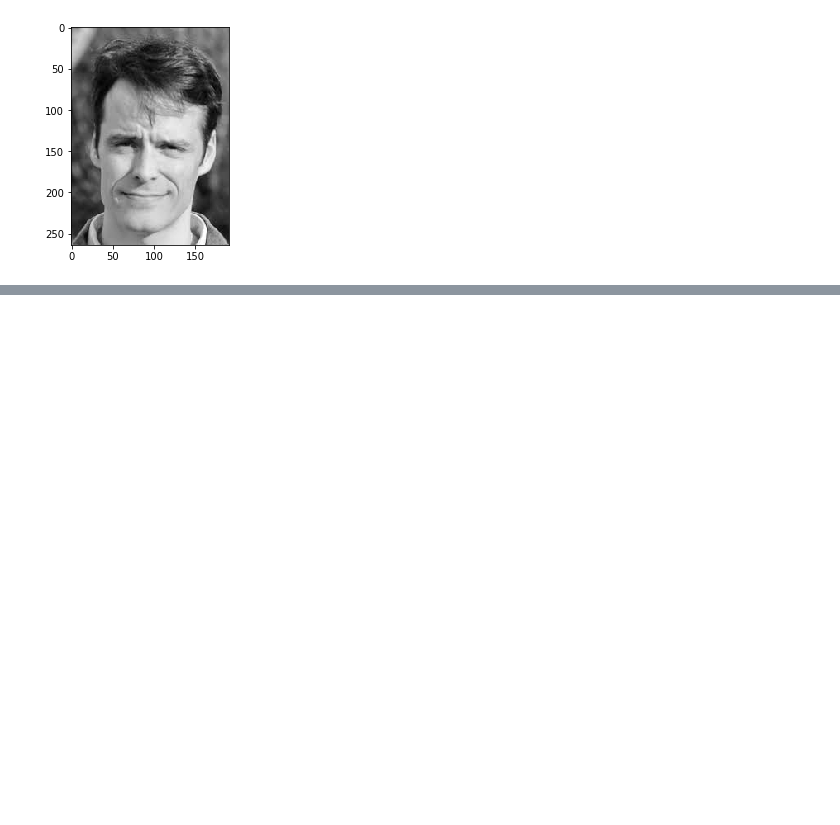
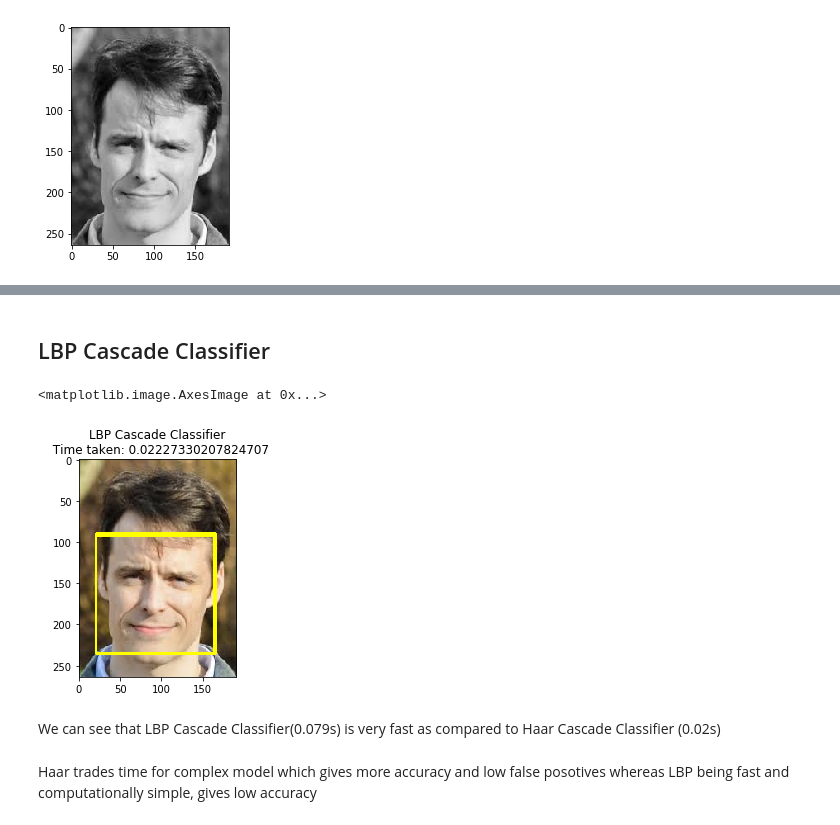
Before and after one commit to kashishsehgal73/NagarroOpenCV-Face-Detection, a Jupyter notebook: Kashish Sehgal.ipynb, the cells around one changed output, grey strips where cells are left out. Drawn from its saved outputs; the diff is of its cells as text; code cells hidden in the pictures; blank space fills up the shorter version.

```diff
--- a/Kashish Sehgal.ipynb
+++ b/Kashish Sehgal.ipynb
@@ -3,7 +3,9 @@
 # %%
 import cv2
+import time
 import matplotlib.pyplot as plt
 face_cascade = cv2.CascadeClassifier(cv2.data.haarcascades + "haarcascade_frontalface_default.xml")
+lbp_face_cascade = cv2.CascadeClassifier("lbpcascade_frontalface.xml")
 # %%
 #loading image
 img = cv2.imread('test.jpeg')
@@ -39,0 +49,26 @@ plt.imshow(img_rgb)
+# %% [markdown]
+## LBP Cascade Classifier
+# %%
+t1 = time.time()
+faces = lbp_face_cascade.detectMultiScale(img_gray, 1.3, 5)
+t2 = time.time()
+dt2 = t2 - t1
+
+
+for (x,y,w,h) in faces:
+    # To draw a rectangle in a face
+    cv2.rectangle(img_rgb,(x,y),(x+w,y+h),(255,255,0),2)
+    roi_gray = img_gray[y:y+h, x:x+w]
+    roi_color = img_rgb[y:y+h, x:x+w]
+
+
+plt.title("LBP Cascade Classifier\n  Time taken: {}".format(dt2))
+#Display an image in a window
+plt.imshow(img_rgb)
+# %% [output]
+<matplotlib.image.AxesImage at 0x...>
+[figure, added]
+# %% [markdown]
+We can see that LBP Cascade Classifier(0.079s) is very fast as compared to Haar Cascade Classifier  (0.02s)
+# %% [markdown]
+Haar trades time for complex model which gives more accuracy and low false posotives whereas LBP being fast and computationally simple, gives low accuracy
```
Also changed, not shown: parts of 3 cells of this notebook, 2 other files.
